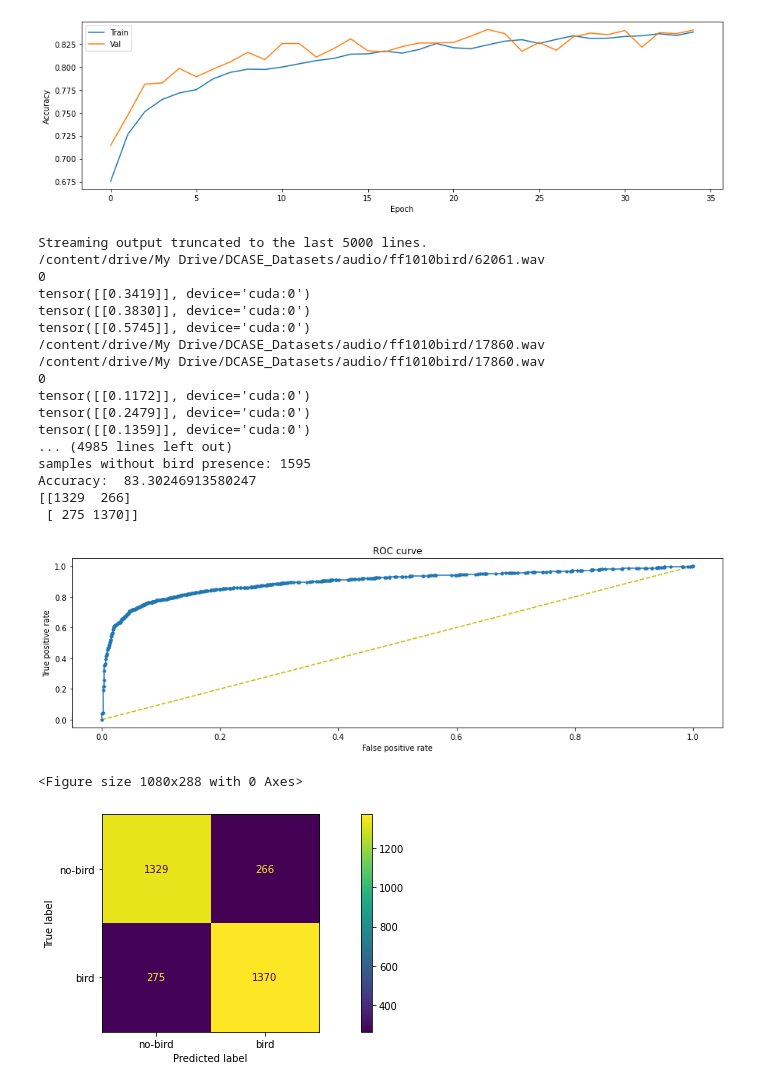
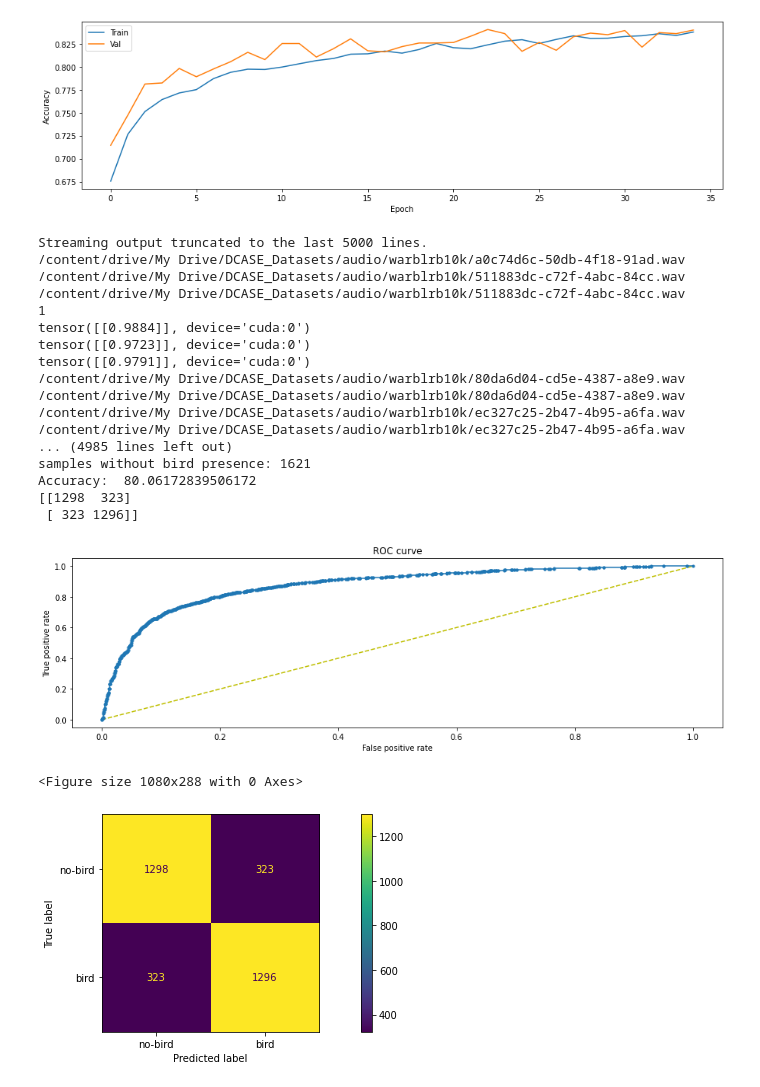
Before and after one commit to edward-h-81/bird_sound_detection, a Jupyter notebook: cnn_pytorch/train_infer_ensemble.ipynb, the cells around one changed output. Cells and saved outputs as stored; diff of their text form; code cells hidden in the pictures.

```diff
--- a/cnn_pytorch/train_infer_ensemble.ipynb
+++ b/cnn_pytorch/train_infer_ensemble.ipynb
@@ -1079,11 +1077,11 @@ if __name__ == "__main__":
     cnn_tf = CNNNetwork()
     cnn_bg = CNNNetwork()
 
-    state_dict_wo = torch.load("/content/drive/My Drive/MSc_Project_Colab/BAD_PyTorch/cnn_bv_warblr_37_epochs.pth",
+    state_dict_wo = torch.load("/content/drive/My Drive/MSc_Project_Colab/BAD_PyTorch/cnn_bv_ff_31_epochs.pth",
                                map_location=torch.device('cpu'))
-    state_dict_tf = torch.load("/content/drive/My Drive/MSc_Project_Colab/BAD_PyTorch/cnn_bv_warblr_tf-mask_37_epochs.pth",
+    state_dict_tf = torch.load("/content/drive/My Drive/MSc_Project_Colab/BAD_PyTorch/cnn_bv_ff_tf-mask_31_epochs.pth",
                                map_location=torch.device('cpu'))
-    state_dict_bg = torch.load("/content/drive/My Drive/MSc_Project_Colab/BAD_PyTorch/cnn_bv_warblr_bg_noise_37_epochs.pth",
+    state_dict_bg = torch.load("/content/drive/My Drive/MSc_Project_Colab/BAD_PyTorch/cnn_bv_ff_bg_noise_32_epochs.pth",
                                map_location=torch.device('cpu'))
 
     cnn_wo.load_state_dict(state_dict_wo)
@@ -1102,7 +1100,7 @@ if __name__ == "__main__":
         normalized=True
     )
 
-    dcase = DCASE_Dataset(ANNOTATIONS_freefield,
+    dcase = DCASE_Dataset(ANNOTATIONS_warblr,
                             AUDIO_DIR,
                             mel_spectrogram,
                             SAMPLE_RATE,
@@ -1128,7 +1126,7 @@ if __name__ == "__main__":
       input, target = dcase[index][0], dcase[index][1]
 
 
-      if target == 0:
+      if target == 1:
         if val_label < 0.667:
           index += 1
           continue
@@ -1205,48 +1203,48 @@ if __name__ == "__main__":
 
     # accuracy
     thresholds = np.array(ideal_roc_thresh['thresholds'])
     threshold = thresholds[0]
     i = 0
     pred_binary = 0
     preds_binary = []
     correct = 0
     while i < len(targs):
       if weighted_preds[i] > threshold:
         pred_binary = 1
       else:
         pred_binary = 0
       if pred_binary == targs[i]:
         correct += 1
       preds_binary.append(pred_binary)
       i += 1
     accuracy = (correct / len(targs)) * 100
     print("Accuracy: ", accuracy)
     preds_binary = np.array(preds_binary)
 
     # confusion matrix
     cm = confusion_matrix(targs, preds_binary)
     print(cm)
     disp = ConfusionMatrixDisplay(confusion_matrix=cm, display_labels=class_mapping)
     plt.figure(2)
     disp.plot(values_format='')
 # %% [output]
 Streaming output truncated to the last 5000 lines.
-/content/drive/My Drive/DCASE_Datasets/audio/ff1010bird/62061.wav
-0
-tensor([[0.3419]], device='cuda:0')
-tensor([[0.3830]], device='cuda:0')
-tensor([[0.5745]], device='cuda:0')
-/content/drive/My Drive/DCASE_Datasets/audio/ff1010bird/17860.wav
-/content/drive/My Drive/DCASE_Datasets/audio/ff1010bird/17860.wav
-0
-tensor([[0.1172]], device='cuda:0')
-tensor([[0.2479]], device='cuda:0')
-tensor([[0.1359]], device='cuda:0')
+/content/drive/My Drive/DCASE_Datasets/audio/warblrb10k/a0c74d6c-50db-4f18-91ad.wav
+/content/drive/My Drive/DCASE_Datasets/audio/warblrb10k/511883dc-c72f-4abc-84cc.wav
+/content/drive/My Drive/DCASE_Datasets/audio/warblrb10k/511883dc-c72f-4abc-84cc.wav
+1
+tensor([[0.9884]], device='cuda:0')
+tensor([[0.9723]], device='cuda:0')
+tensor([[0.9791]], device='cuda:0')
+/content/drive/My Drive/DCASE_Datasets/audio/warblrb10k/80da6d04-cd5e-4387-a8e9.wav
+/content/drive/My Drive/DCASE_Datasets/audio/warblrb10k/80da6d04-cd5e-4387-a8e9.wav
+/content/drive/My Drive/DCASE_Datasets/audio/warblrb10k/ec327c25-2b47-4b95-a6fa.wav
+/content/drive/My Drive/DCASE_Datasets/audio/warblrb10k/ec327c25-2b47-4b95-a6fa.wav
 ... (4985 lines left out)
-samples without bird presence: 1595
-Accuracy:  83.30246913580247
-[[1329  266]
- [ 275 1370]]
+samples without bird presence: 1621
+Accuracy:  80.06172839506172
+[[1298  323]
+ [ 323 1296]]
-[figure, old version]
+[figure, new version]
 <Figure size 1080x288 with 0 Axes>
-[figure, old version]
+[figure, new version]
```
Also changed, not shown: parts of 2 cells of this notebook.
